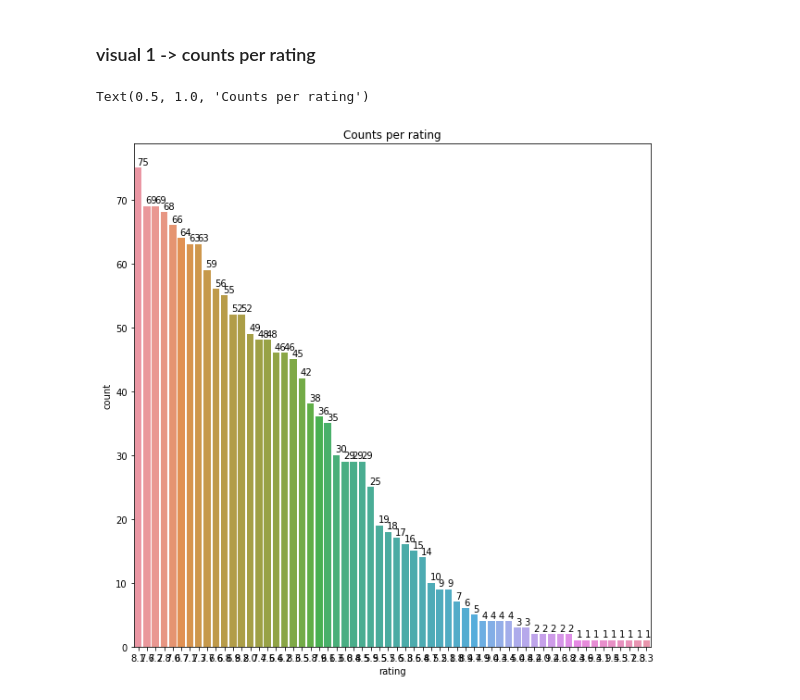
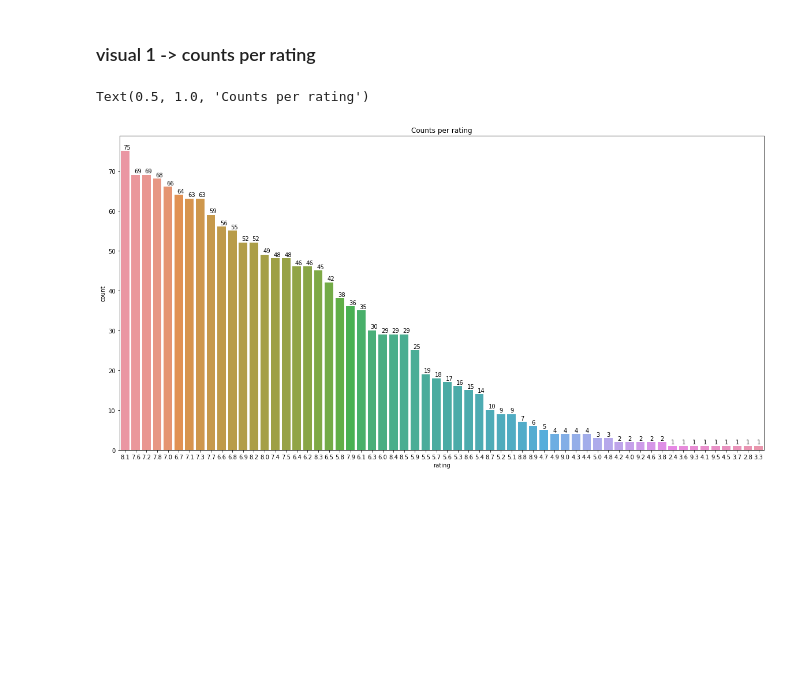
Before and after one commit to evans123456/IMDB-Multilabel-genre-classification-NLP-, a Jupyter notebook: NLP-groupwork.ipynb, the cells around one changed output. Cells and saved outputs as stored; diff of their text form; code cells hidden in the pictures; blank space fills up the shorter version.

```diff
--- a/NLP-groupwork.ipynb
+++ b/NLP-groupwork.ipynb
@@ -40,14 +38,14 @@ Null values:  False
 # %% [markdown]
 ### visual 1 -> counts per rating
 # %%
-plt.figure(figsize=(10,10))
+plt.figure(figsize=(20,10))
 
 ax = sns.countplot(x=movieDetails["rating"],  data=movieDetails, order = movieDetails["rating"].value_counts().index )
 for p, label in zip(ax.patches, movieDetails["rating"].value_counts()):
 #     print(p)
 #     print(label)
     ax.annotate(label, (p.get_x()+0.25, p.get_height()+0.5))
 ax.set_title('Counts per rating')
 # %% [output]
 Text(0.5, 1.0, 'Counts per rating')
-[figure, old version]
+[figure, new version]
```
Also changed, not shown: parts of 19 cells of this notebook.
